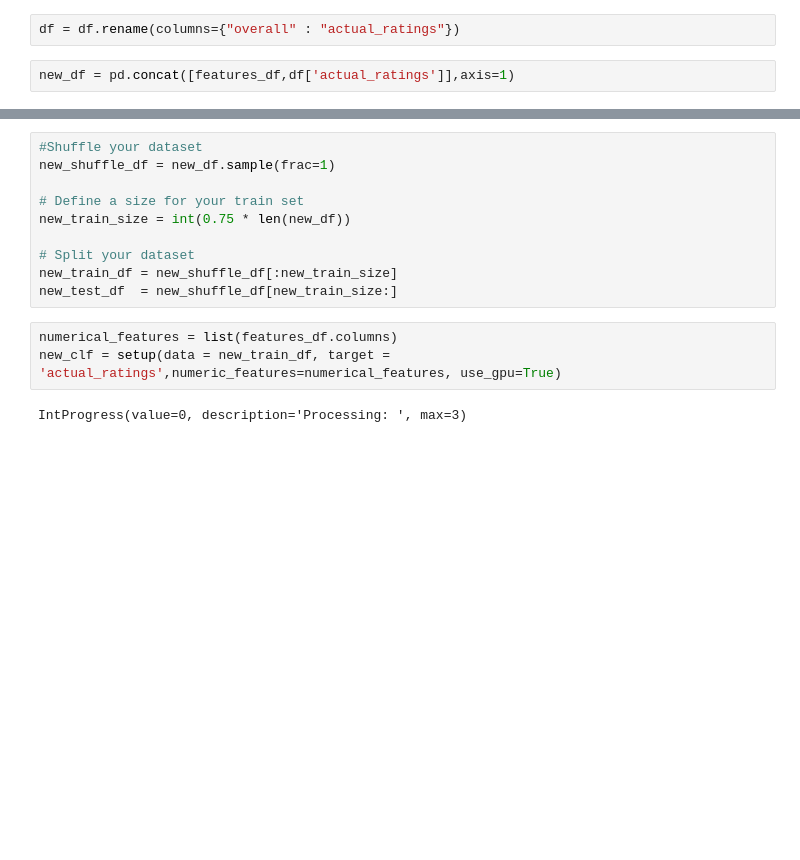
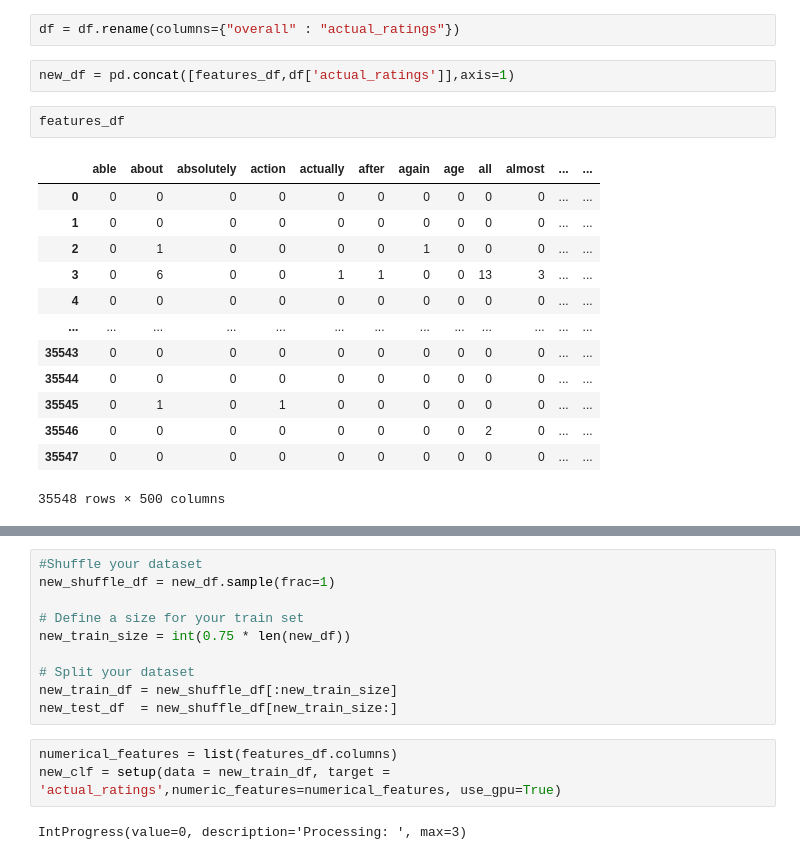
Before and after one commit to colinscampbell/project4-group1, a Jupyter notebook: New_Count_Vectorizer.ipynb, the cells around one changed output, grey strips where cells are left out. Drawn from its saved outputs; the diff is of its cells as text; blank space fills up the shorter version.

```diff
--- a/New_Count_Vectorizer.ipynb
+++ b/New_Count_Vectorizer.ipynb
@@ -19,3 +19,19 @@ features_df = pd.DataFrame(features.toarray(), columns=tf_vectorizer.get_feature
 df = df.rename(columns={"overall" : "actual_ratings"})
 # %%
 new_df = pd.concat([features_df,df['actual_ratings']],axis=1)
+# %%
+features_df
+# %% [output]
+|  | able | about | absolutely | action | actually | after | again | age | all | almost | ... | ... |
+| 0 | 0 | 0 | 0 | 0 | 0 | 0 | 0 | 0 | 0 | 0 | ... | ... |
+| 1 | 0 | 0 | 0 | 0 | 0 | 0 | 0 | 0 | 0 | 0 | ... | ... |
+| 2 | 0 | 1 | 0 | 0 | 0 | 0 | 1 | 0 | 0 | 0 | ... | ... |
+| 3 | 0 | 6 | 0 | 0 | 1 | 1 | 0 | 0 | 13 | 3 | ... | ... |
+| 4 | 0 | 0 | 0 | 0 | 0 | 0 | 0 | 0 | 0 | 0 | ... | ... |
+| ... | ... | ... | ... | ... | ... | ... | ... | ... | ... | ... | ... | ... |
+| 35543 | 0 | 0 | 0 | 0 | 0 | 0 | 0 | 0 | 0 | 0 | ... | ... |
+| 35544 | 0 | 0 | 0 | 0 | 0 | 0 | 0 | 0 | 0 | 0 | ... | ... |
+| 35545 | 0 | 1 | 0 | 1 | 0 | 0 | 0 | 0 | 0 | 0 | ... | ... |
+| 35546 | 0 | 0 | 0 | 0 | 0 | 0 | 0 | 0 | 2 | 0 | ... | ... |
+| 35547 | 0 | 0 | 0 | 0 | 0 | 0 | 0 | 0 | 0 | 0 | ... | ... |
+35548 rows × 500 columns
```
Also changed, not shown: parts of 5 cells of this notebook, 1 other file.
